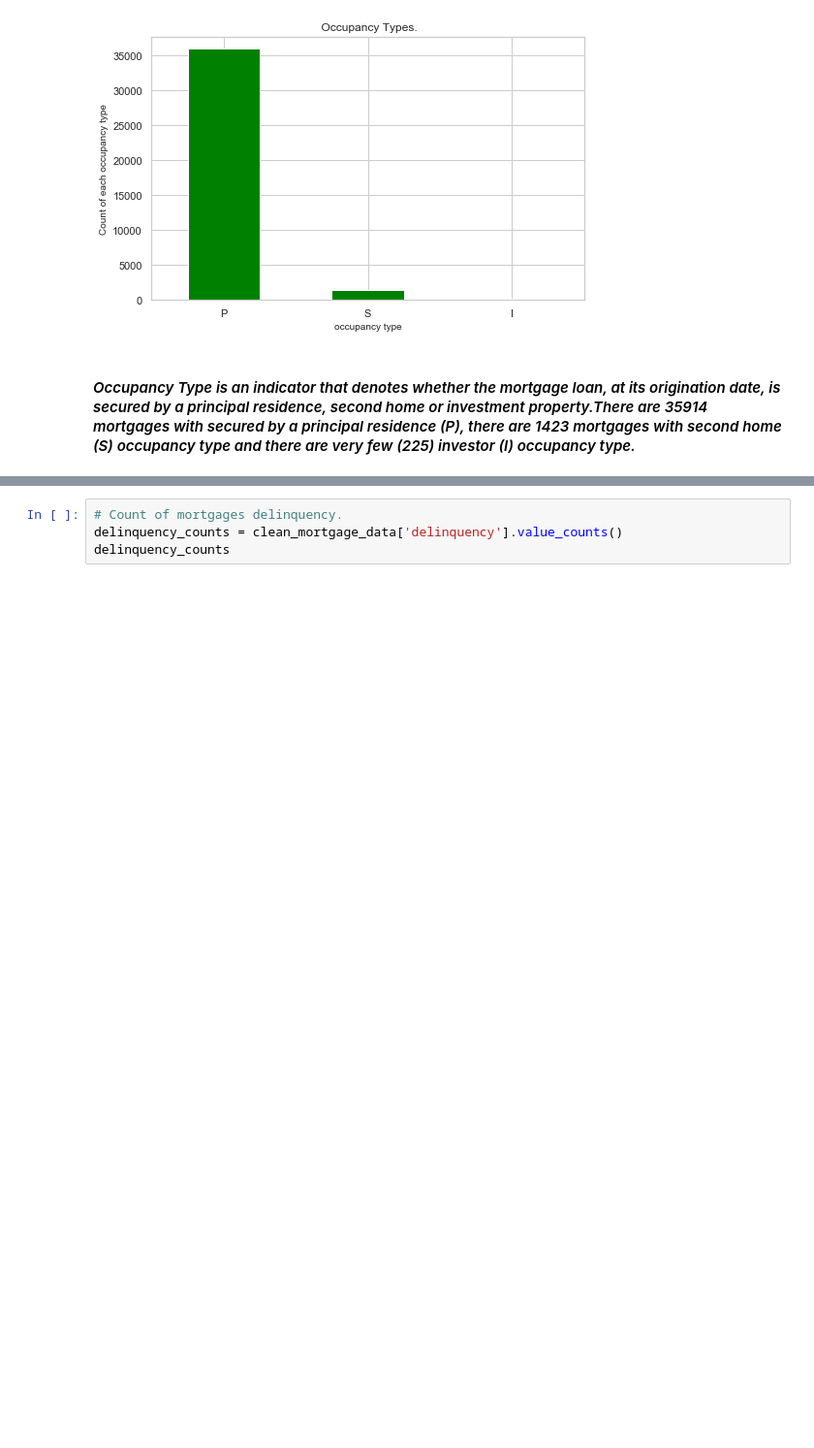
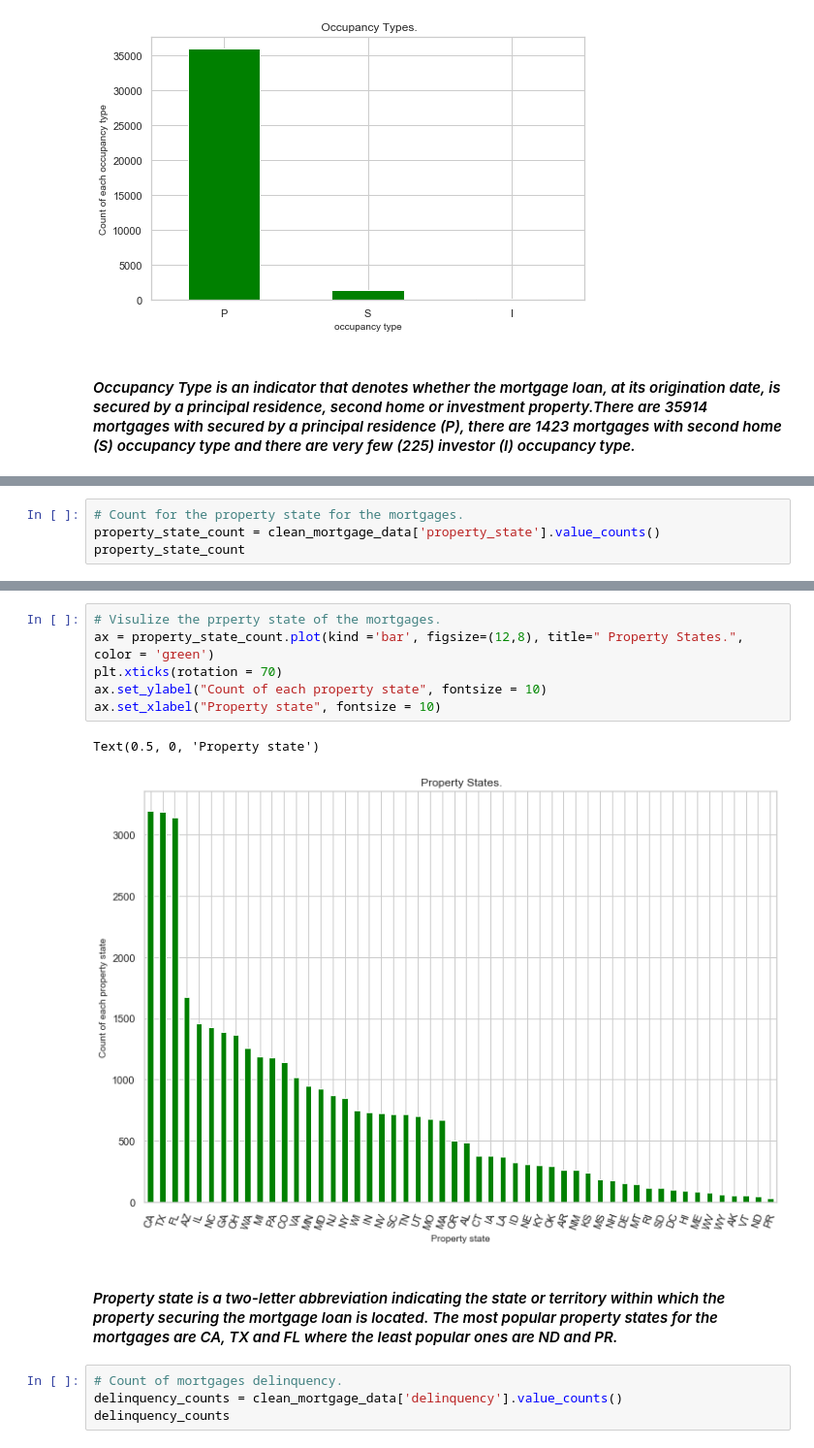
Before and after one commit to Azaima-Asghar/Modeling-Probability-Of-Delinquency, a Jupyter notebook: Mortgage_Analysis.ipynb, the cells around one changed output, grey strips where cells are left out. Shown: that part at 97% size. Cells and saved outputs as stored; diff of their text form; blank space fills up the shorter version.

```diff
--- a/Mortgage_Analysis.ipynb
+++ b/Mortgage_Analysis.ipynb
@@ -243,0 +252,4 @@ ax.set_xticklabels(xlabels, rotation = 0)
+# %%
+# Count for the property state for the mortgages.
+property_state_count = clean_mortgage_data['property_state'].value_counts()
+property_state_count
@@ -244,3 +274,14 @@ ax.set_xticklabels(xlabels, rotation = 0)
+# %%
+# Visulize the prperty state of the mortgages.
+ax = property_state_count.plot(kind ='bar', figsize=(12,8), title=" Property States.", color = 'green')
+plt.xticks(rotation = 70)
+ax.set_ylabel("Count of each property state", fontsize = 10)
+ax.set_xlabel("Property state", fontsize = 10)
+# %% [output]
+Text(0.5, 0, 'Property state')
+[figure, added]
+# %% [markdown]
+#### *Property state is a  two-letter abbreviation indicating the state or territory within which the property securing the mortgage loan is located. The most popular property states for the mortgages are CA, TX and FL where the least popular ones are ND and PR.*
 # %%
 # Count of mortgages delinquency.
 delinquency_counts = clean_mortgage_data['delinquency'].value_counts()
```
Also changed, not shown: parts of 15 cells of this notebook.
